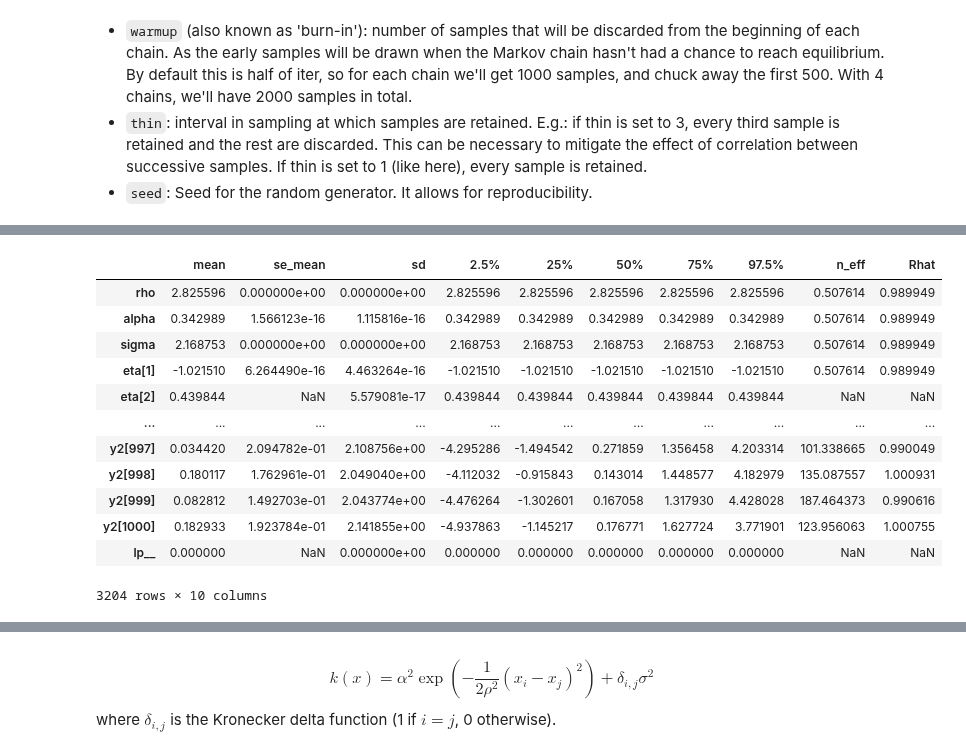
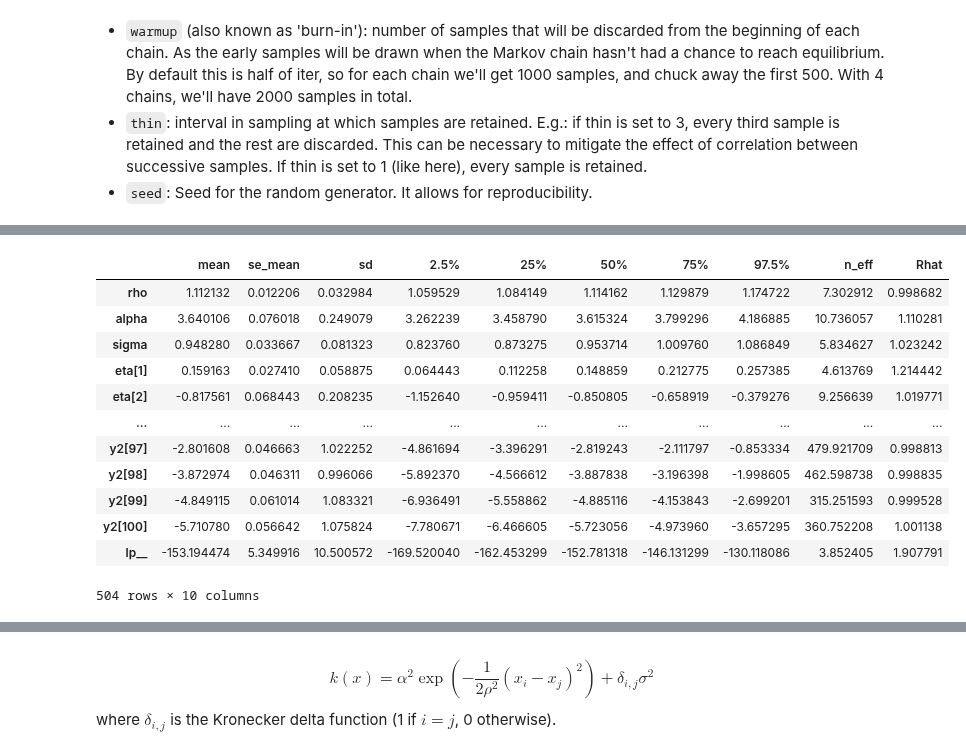
Before and after one commit to AurelienNioche/TransformedGP, a Jupyter notebook: gaussian_process.ipynb, the cells around one changed output, grey strips where cells are left out. Drawn from its saved outputs; the diff is of its cells as text; code cells hidden in the pictures.

```diff
--- a/gaussian_process.ipynb
+++ b/gaussian_process.ipynb
@@ -227,7 +208,7 @@ generated quantities {
 *Note: Set `force_compilation = False` to avoid the (quite long) compilation of the model if you didn't make any change since the last compilation*
 # %%
 # Put it to true if you edit the model
-force_compilation = True
+force_compilation = False
 
 # Where to save backup
 bkp_folder = 'bkp'
@@ -264,2 +237,2 @@ x.shape
 # %%
-x_plot = np.linspace(0, 10, 100)
+x_pred_stan = np.linspace(0, 10, 100)
@@ -270,5 +239,21 @@ x_plot.shape
 # %%
-# Train the model and generate samples
-fit = sm.sampling(data={'N1': len(x), 'x1': x, 'y1': y, 'N2': len(x_plot), 'x2': x_plot},
-                  iter=1000, chains=1, ) #algorithm="Fixed_param")
-fit
+# Put it to true if you want to do a new run
+force_run = False
+
+# Where to save backup
+bkp_file = os.path.join(bkp_folder, 'gp_fit.pkl')
+
+if not os.path.exists(bkp_file) or force_run is True:
+
+    # Train the model and generate samples
+    fit_stan = sm.sampling(data={'N1': len(x), 'x1': x, 'y1': y, 'N2': len(x_pred_stan), 'x2': x_pred_stan},
+                           iter=1000, chains=1, ) #algorithm="Fixed_param")
+
+    # Save
+    with open(bkp_file, 'wb') as f:
+        pickle.dump(fit_stan, f)
+else:
+    # Load
+    fit_stan = pickle.load(open(bkp_file, 'rb'))
+
+fit_stan
@@ -278,22 +279,22 @@ ex
 # %%
 # Cast the fit output to a pandas DataFrame
-summary_dict = fit.summary()
+summary_dict = fit_stan.summary()
 df = pd.DataFrame(summary_dict['summary'],
                   columns=summary_dict['summary_colnames'],
                   index=summary_dict['summary_rownames'])
 df
 # %% [output]
 |  | mean | se_mean | sd | 2.5% | 25% | 50% | 75% | 97.5% | n_eff | Rhat |
-| rho | 2.825596 | 0.000000e+00 | 0.000000e+00 | 2.825596 | 2.825596 | 2.825596 | 2.825596 | 2.825596 | 0.507614 | 0.989949 |
-| alpha | 0.342989 | 1.566123e-16 | 1.115816e-16 | 0.342989 | 0.342989 | 0.342989 | 0.342989 | 0.342989 | 0.507614 | 0.989949 |
-| sigma | 2.168753 | 0.000000e+00 | 0.000000e+00 | 2.168753 | 2.168753 | 2.168753 | 2.168753 | 2.168753 | 0.507614 | 0.989949 |
-| eta[1] | -1.021510 | 6.264490e-16 | 4.463264e-16 | -1.021510 | -1.021510 | -1.021510 | -1.021510 | -1.021510 | 0.507614 | 0.989949 |
-| eta[2] | 0.439844 | NaN | 5.579081e-17 | 0.439844 | 0.439844 | 0.439844 | 0.439844 | 0.439844 | NaN | NaN |
+| rho | 1.112132 | 0.012206 | 0.032984 | 1.059529 | 1.084149 | 1.114162 | 1.129879 | 1.174722 | 7.302912 | 0.998682 |
+| alpha | 3.640106 | 0.076018 | 0.249079 | 3.262239 | 3.458790 | 3.615324 | 3.799296 | 4.186885 | 10.736057 | 1.110281 |
+| sigma | 0.948280 | 0.033667 | 0.081323 | 0.823760 | 0.873275 | 0.953714 | 1.009760 | 1.086849 | 5.834627 | 1.023242 |
+| eta[1] | 0.159163 | 0.027410 | 0.058875 | 0.064443 | 0.112258 | 0.148859 | 0.212775 | 0.257385 | 4.613769 | 1.214442 |
+| eta[2] | -0.817561 | 0.068443 | 0.208235 | -1.152640 | -0.959411 | -0.850805 | -0.658919 | -0.379276 | 9.256639 | 1.019771 |
 | ... | ... | ... | ... | ... | ... | ... | ... | ... | ... | ... |
-| y2[997] | 0.034420 | 2.094782e-01 | 2.108756e+00 | -4.295286 | -1.494542 | 0.271859 | 1.356458 | 4.203314 | 101.338665 | 0.990049 |
-| y2[998] | 0.180117 | 1.762961e-01 | 2.049040e+00 | -4.112032 | -0.915843 | 0.143014 | 1.448577 | 4.182979 | 135.087557 | 1.000931 |
-| y2[999] | 0.082812 | 1.492703e-01 | 2.043774e+00 | -4.476264 | -1.302601 | 0.167058 | 1.317930 | 4.428028 | 187.464373 | 0.990616 |
-| y2[1000] | 0.182933 | 1.923784e-01 | 2.141855e+00 | -4.937863 | -1.145217 | 0.176771 | 1.627724 | 3.771901 | 123.956063 | 1.000755 |
-| lp__ | 0.000000 | NaN | 0.000000e+00 | 0.000000 | 0.000000 | 0.000000 | 0.000000 | 0.000000 | NaN | NaN |
+| y2[97] | -2.801608 | 0.046663 | 1.022252 | -4.861694 | -3.396291 | -2.819243 | -2.111797 | -0.853334 | 479.921709 | 0.998813 |
+| y2[98] | -3.872974 | 0.046311 | 0.996066 | -5.892370 | -4.566612 | -3.887838 | -3.196398 | -1.998605 | 462.598738 | 0.998835 |
+| y2[99] | -4.849115 | 0.061014 | 1.083321 | -6.936491 | -5.558862 | -4.885116 | -4.153843 | -2.699201 | 315.251593 | 0.999528 |
+| y2[100] | -5.710780 | 0.056642 | 1.075824 | -7.780671 | -6.466605 | -5.723056 | -4.973960 | -3.657295 | 360.752208 | 1.001138 |
+| lp__ | -153.194474 | 5.349916 | 10.500572 | -169.520040 | -162.453299 | -152.781318 | -146.131299 | -130.118086 | 3.852405 | 1.907791 |
-3204 rows × 10 columns
+504 rows × 10 columns
 # %%
```
Also changed, not shown: parts of 22 cells of this notebook, 1 other file.
